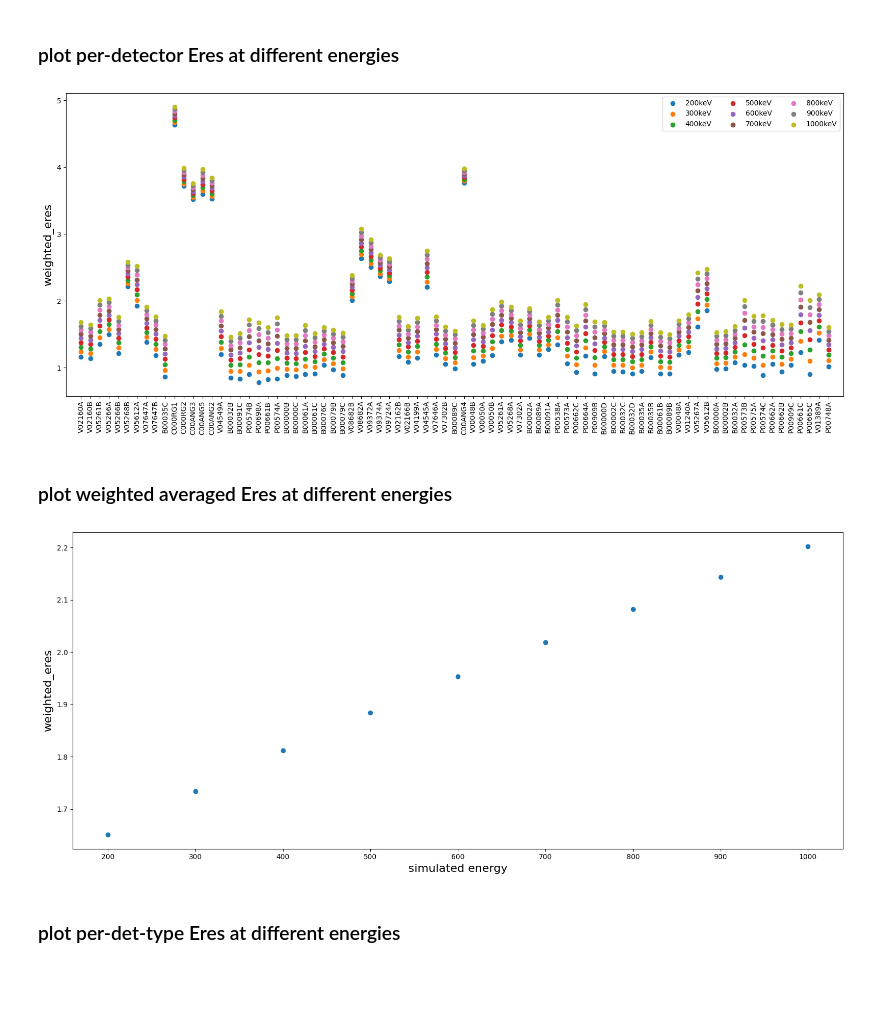
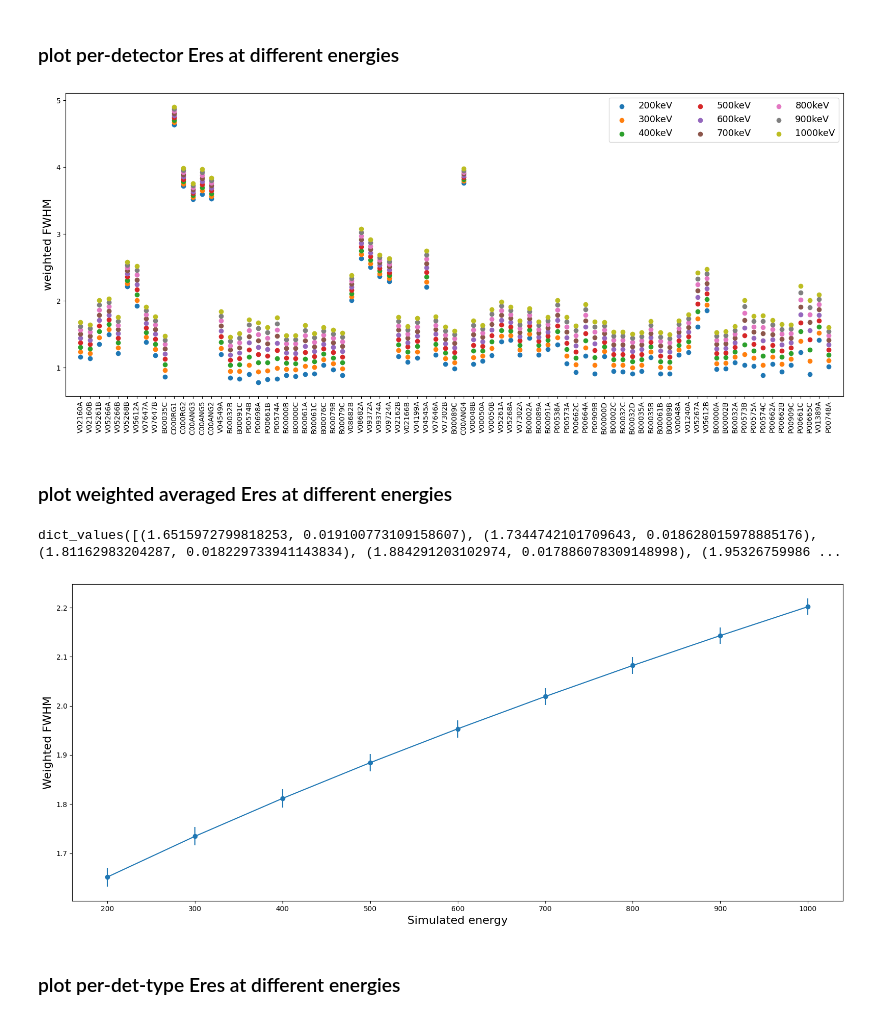
Before and after one commit to fraborra/bosonic-DM, a Jupyter notebook: 04-21.ipynb, the cells around one changed output. Saved outputs shown, nothing was run; the diff lists cells and outputs as text; code cells hidden in the pictures; blank space fills up the shorter version.

```diff
--- a/04-21.ipynb
+++ b/04-21.ipynb
@@ -113,25 +113,27 @@ for ene in tqdm(simulated_energies):
 # %%
 fig, ax = plt.subplots(figsize=(16, 7))  # larghezza generosa per spaziatura
 
 for ene in tqdm(simulated_energies):
 
-    keys, values = res_per_det_tot[ene].keys(), res_per_det_tot[ene].values()
+    keys = list(res_per_det_tot[ene].keys())
+    values = [v['fwhm'] for v in res_per_det_tot[ene].values()]
+
     tag = f'{ene}keV'
     ax.scatter(keys, values, marker = 'o', label=tag)
 
 
 plt.xticks(ticks=range(len(keys)), labels=keys, rotation=90, ha='center')
 
-ax.set_ylabel(r"weighted_eres", fontsize = 16)
+ax.set_ylabel(r"weighted FWHM", fontsize = 16)
 ax.margins(x=0.02)  # riduce il padding laterale (default è 0.05)
 # ax.set_ylim(0.75, 1)
-plt.legend(ncol = 3)
+plt.legend(ncol = 3, fontsize = 13)
 # Padding sotto per non tagliare le etichette
 plt.tight_layout()
 plt.savefig("./plots/weighted_eres_per_energy.png", dpi=500)
 plt.show()
 # %% [output]
-[figure, old version]
+[figure, new version]
 # %% [markdown]
 ### plot weighted averaged Eres at different energies
 # %%
@@ -140,15 +142,22 @@ eres = {}
 for ene in tqdm(simulated_energies):
 
      eres[ene] = wres_full(eres_dict, ene)
+# %%
+eres.values()
+# %% [output]
+dict_values([(1.6515972799818253, 0.019100773109158607), (1.7344742101709643, 0.018628015978885176), (1.81162983204287, 0.018229733941143834), (1.884291203102974, 0.017886078309148998), (1.95326759986 ...
 # %%
 fig, ax = plt.subplots(figsize=(16, 7))  # larghezza generosa per spaziatura
 
-keys, values = eres.keys(), eres.values()
+keys, dict_val = eres.keys(), eres.values()
 
-ax.scatter(keys, values, marker = 'o')
+values = [v[0] for v in dict_val]
+unc = [v[1] for v in dict_val]
 
-ax.set_xlabel(r"simulated energy", fontsize = 16)
-ax.set_ylabel(r"weighted_eres", fontsize = 16)
+ax.errorbar(keys, values, yerr = unc, marker = 'o')
+
+ax.set_xlabel(r"Simulated energy", fontsize = 16)
+ax.set_ylabel(r"Weighted FWHM", fontsize = 16)
 # ax.margins(x=0.02)  # riduce il padding laterale (default è 0.05)
 # ax.set_ylim(0.75, 1)
 # Padding sotto per non tagliare le etichette
@@ -156,7 +165,7 @@ plt.tight_layout()
 plt.savefig("./plots/weighted_eres.png", dpi=500)
 plt.show()
 # %% [output]
-[figure, old version]
+[figure, new version]
 # %% [markdown]
 ### plot per-det-type Eres at different energies
 # %%
```
Also changed, not shown: parts of 6 cells of this notebook, 6 other files.
